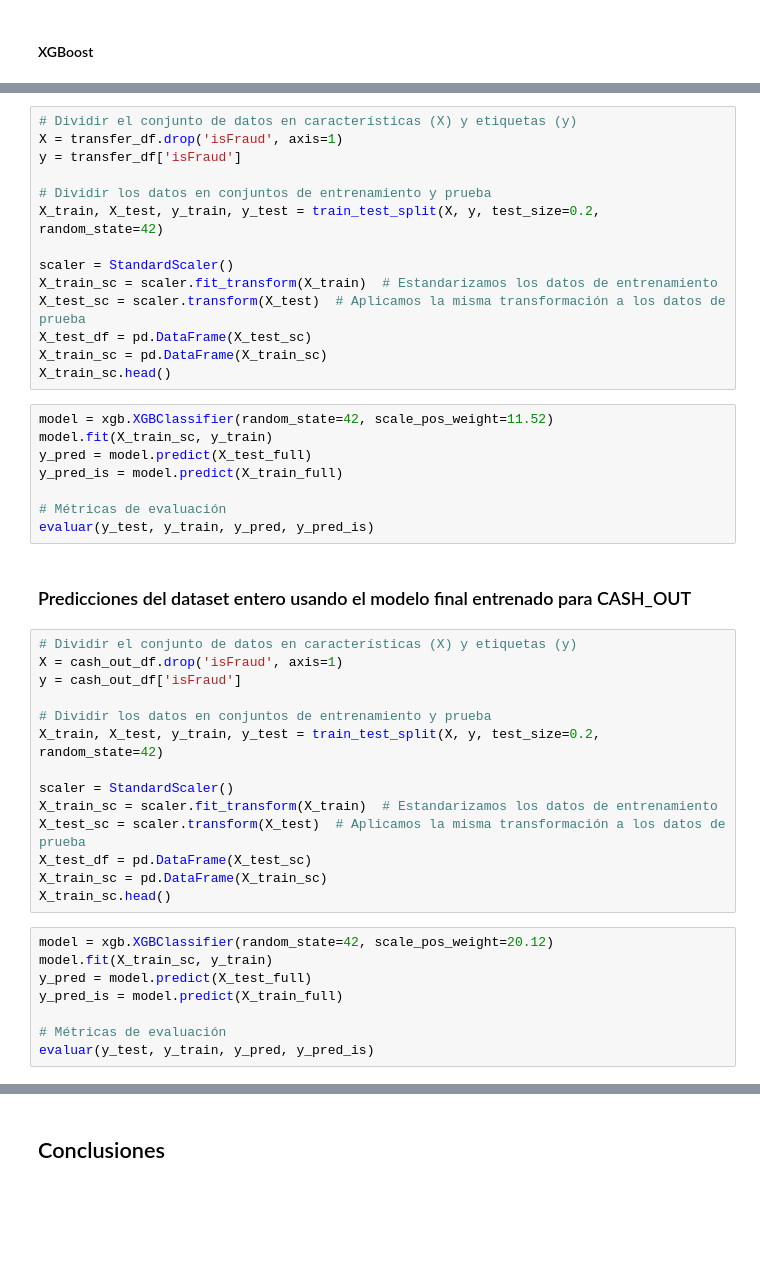
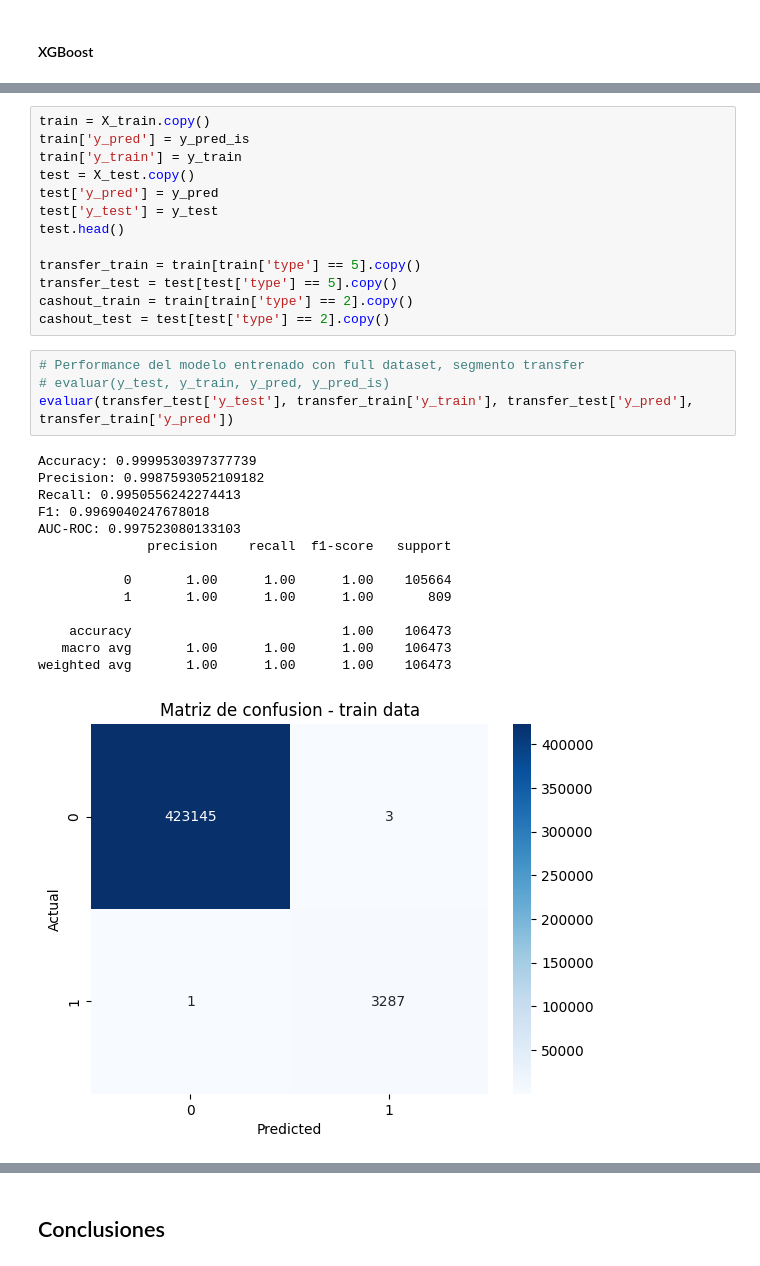
Before and after one commit to raczki/AMq1_TP, a Jupyter notebook: TP_Raczkowski.ipynb, the cells around one changed output, grey strips where cells are left out. Drawn from its saved outputs; the diff is of its cells as text; blank space fills up the shorter version.

```diff
--- a/TP_Raczkowski.ipynb
+++ b/TP_Raczkowski.ipynb
@@ -1481,46 +1538,32 @@ X_test_full = X_test_sc.copy()
-# %%
-# Dividir el conjunto de datos en características (X) y etiquetas (y)
-X = transfer_df.drop('isFraud', axis=1)
-y = transfer_df['isFraud']
-
-# Dividir los datos en conjuntos de entrenamiento y prueba
-X_train, X_test, y_train, y_test = train_test_split(X, y, test_size=0.2, random_state=42)
-
-scaler = StandardScaler()
-X_train_sc = scaler.fit_transform(X_train)  # Estandarizamos los datos de entrenamiento
-X_test_sc = scaler.transform(X_test)  # Aplicamos la misma transformación a los datos de prueba
-X_test_df = pd.DataFrame(X_test_sc)
-X_train_sc = pd.DataFrame(X_train_sc)
-X_train_sc.head()
-# %%
-model = xgb.XGBClassifier(random_state=42, scale_pos_weight=11.52)
-model.fit(X_train_sc, y_train)
-y_pred = model.predict(X_test_full)
-y_pred_is = model.predict(X_train_full)
-
-# Métricas de evaluación
-evaluar(y_test, y_train, y_pred, y_pred_is)
-# %% [markdown]
-### Predicciones del dataset entero usando el modelo final entrenado para CASH_OUT
-# %%
-# Dividir el conjunto de datos en características (X) y etiquetas (y)
-X = cash_out_df.drop('isFraud', axis=1)
-y = cash_out_df['isFraud']
-
-# Dividir los datos en conjuntos de entrenamiento y prueba
-X_train, X_test, y_train, y_test = train_test_split(X, y, test_size=0.2, random_state=42)
-
-scaler = StandardScaler()
-X_train_sc = scaler.fit_transform(X_train)  # Estandarizamos los datos de entrenamiento
-X_test_sc = scaler.transform(X_test)  # Aplicamos la misma transformación a los datos de prueba
-X_test_df = pd.DataFrame(X_test_sc)
-X_train_sc = pd.DataFrame(X_train_sc)
-X_train_sc.head()
-# %%
-model = xgb.XGBClassifier(random_state=42, scale_pos_weight=20.12)
-model.fit(X_train_sc, y_train)
-y_pred = model.predict(X_test_full)
-y_pred_is = model.predict(X_train_full)
-
-# Métricas de evaluación
-evaluar(y_test, y_train, y_pred, y_pred_is)
+# %%
+train = X_train.copy()
+train['y_pred'] = y_pred_is
+train['y_train'] = y_train
+test = X_test.copy()
+test['y_pred'] = y_pred
+test['y_test'] = y_test
+test.head()
+
+transfer_train = train[train['type'] == 5].copy()
+transfer_test = test[test['type'] == 5].copy()
+cashout_train = train[train['type'] == 2].copy()
+cashout_test = test[test['type'] == 2].copy()
+# %%
+# Performance del modelo entrenado con full dataset, segmento transfer
+# evaluar(y_test, y_train, y_pred, y_pred_is)
+evaluar(transfer_test['y_test'], transfer_train['y_train'], transfer_test['y_pred'], transfer_train['y_pred'])
+# %% [output]
+Accuracy: 0.9999530397377739
+Precision: 0.9987593052109182
+Recall: 0.9950556242274413
+F1: 0.9969040247678018
+AUC-ROC: 0.997523080133103
+              precision    recall  f1-score   support
+
+           0       1.00      1.00      1.00    105664
+           1       1.00      1.00      1.00       809
+
+    accuracy                           1.00    106473
+   macro avg       1.00      1.00      1.00    106473
+weighted avg       1.00      1.00      1.00    106473
+[figure, added]
```
Also changed, not shown: parts of 22 cells of this notebook.
